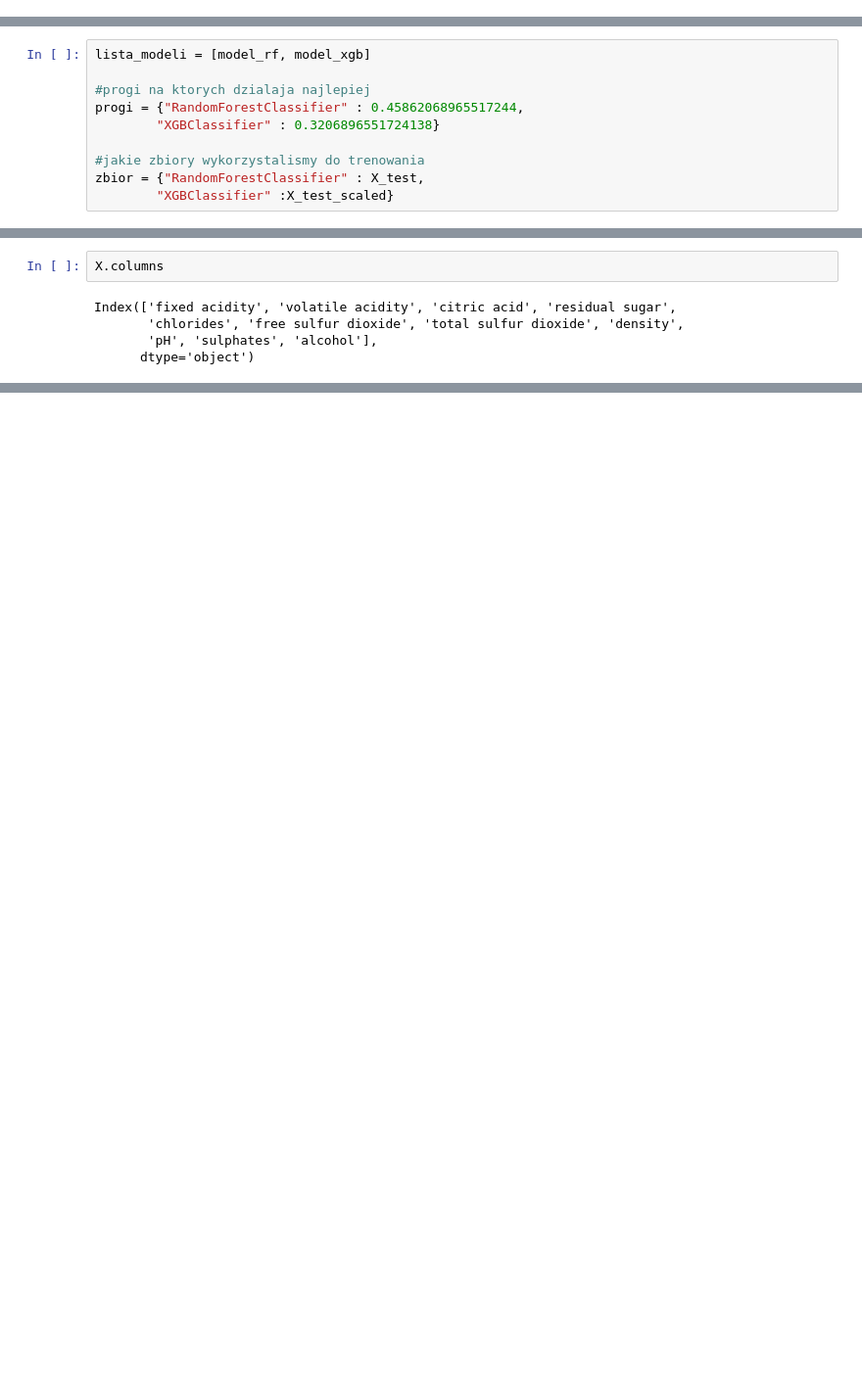
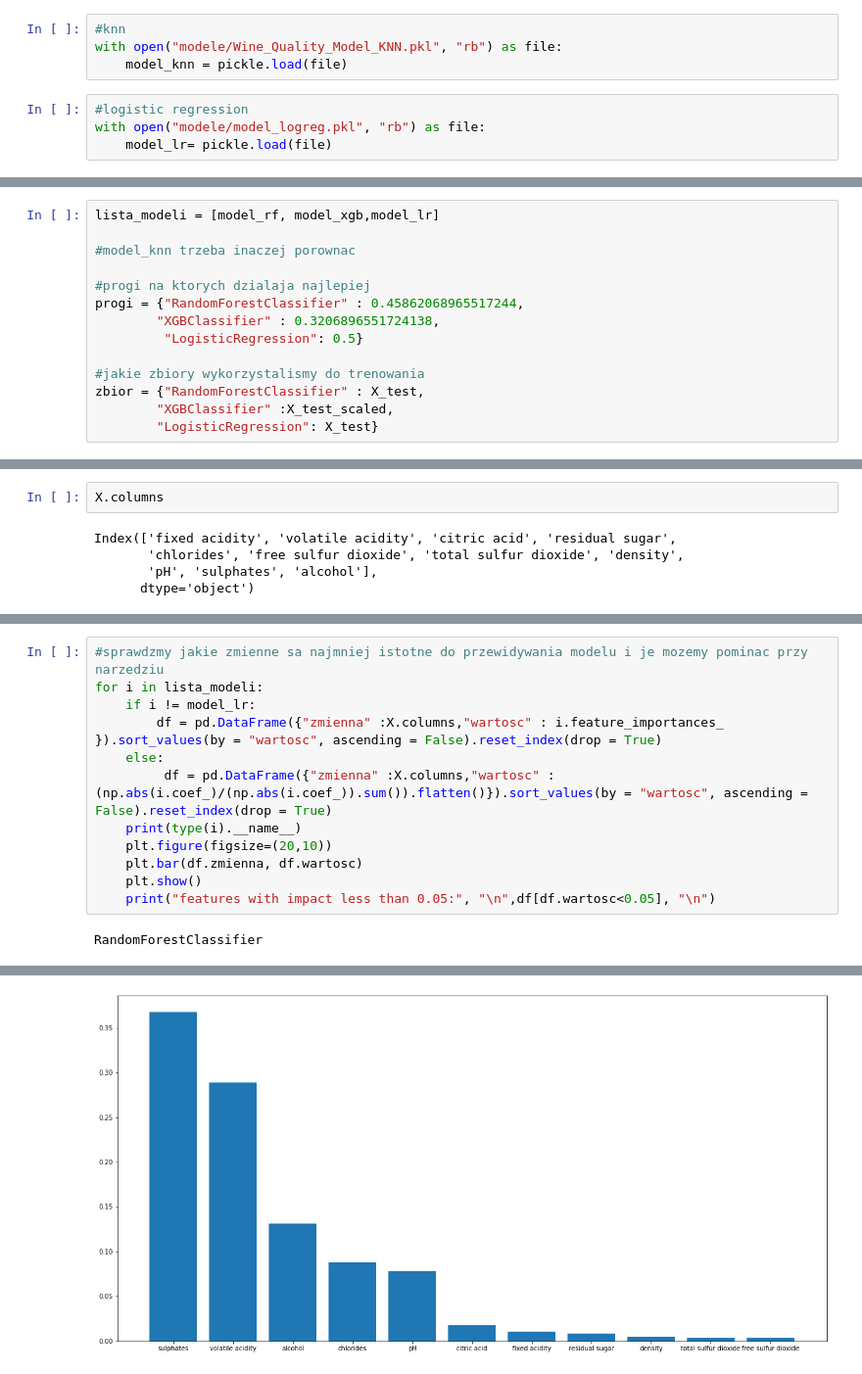
Before and after one commit to infoshareacademy/jdszr4-animalsi, a Jupyter notebook: wino/podsumowanie.ipynb, the cells around one changed output, grey strips where cells are left out. Shown at 98% size. Drawn from its saved outputs; the diff is of its cells as text; blank space fills up the shorter version.

Commit message:
new model applied to summary

```diff
--- a/wino/podsumowanie.ipynb
+++ b/wino/podsumowanie.ipynb
@@ -19,18 +19,30 @@ with open("modele/model_final_rf.pkl", "rb") as file:
 #XGboost
 with open("modele/model_final_xgb.pkl", "rb") as file:
     model_xgb = pickle.load(file)
+# %%
+#knn
+with open("modele/Wine_Quality_Model_KNN.pkl", "rb") as file:
+    model_knn = pickle.load(file)
+# %%
+#logistic regression
+with open("modele/model_logreg.pkl", "rb") as file:
+    model_lr= pickle.load(file)
 # %% [markdown]
 **2. Trenowanie wszystkich modeli**
 # %%
-lista_modeli = [model_rf, model_xgb]
+lista_modeli = [model_rf, model_xgb,model_lr]
+
+#model_knn trzeba inaczej porownac
 
 #progi na ktorych dzialaja najlepiej
 progi = {"RandomForestClassifier" : 0.45862068965517244,
-        "XGBClassifier" : 0.3206896551724138}
+        "XGBClassifier" : 0.3206896551724138,
+         "LogisticRegression": 0.5}
 
 #jakie zbiory wykorzystalismy do trenowania
 zbior = {"RandomForestClassifier" : X_test,
-        "XGBClassifier" :X_test_scaled}
+        "XGBClassifier" :X_test_scaled,
+        "LogisticRegression": X_test}
 # %%
 for i in lista_modeli:
     prog = progi[type(i).__name__]
@@ -109,0 +137,14 @@ pd.DataFrame({"zmienna" :X.columns,"wartosc" : i.feature_importances_ }).sort_va
+# %%
+#sprawdzmy jakie zmienne sa najmniej istotne do przewidywania modelu i je mozemy pominac przy narzedziu
+for i in lista_modeli:
+    if i != model_lr:
+        df = pd.DataFrame({"zmienna" :X.columns,"wartosc" : i.feature_importances_ }).sort_values(by = "wartosc", ascending = False).reset_index(drop = True)
+    else:
+         df = pd.DataFrame({"zmienna" :X.columns,"wartosc" : (np.abs(i.coef_)/(np.abs(i.coef_)).sum()).flatten()}).sort_values(by = "wartosc", ascending = False).reset_index(drop = True)
+    print(type(i).__name__)
+    plt.figure(figsize=(20,10))
+    plt.bar(df.zmienna, df.wartosc)
+    plt.show()
+    print("features with impact less than 0.05:", "\n",df[df.wartosc<0.05], "\n")
+# %% [output]
+RandomForestClassifier
@@ -109,0 +168 @@ pd.DataFrame({"zmienna" :X.columns,"wartosc" : i.feature_importances_ }).sort_va
+[figure, added]
```
Also changed, not shown: parts of 10 cells of this notebook.
